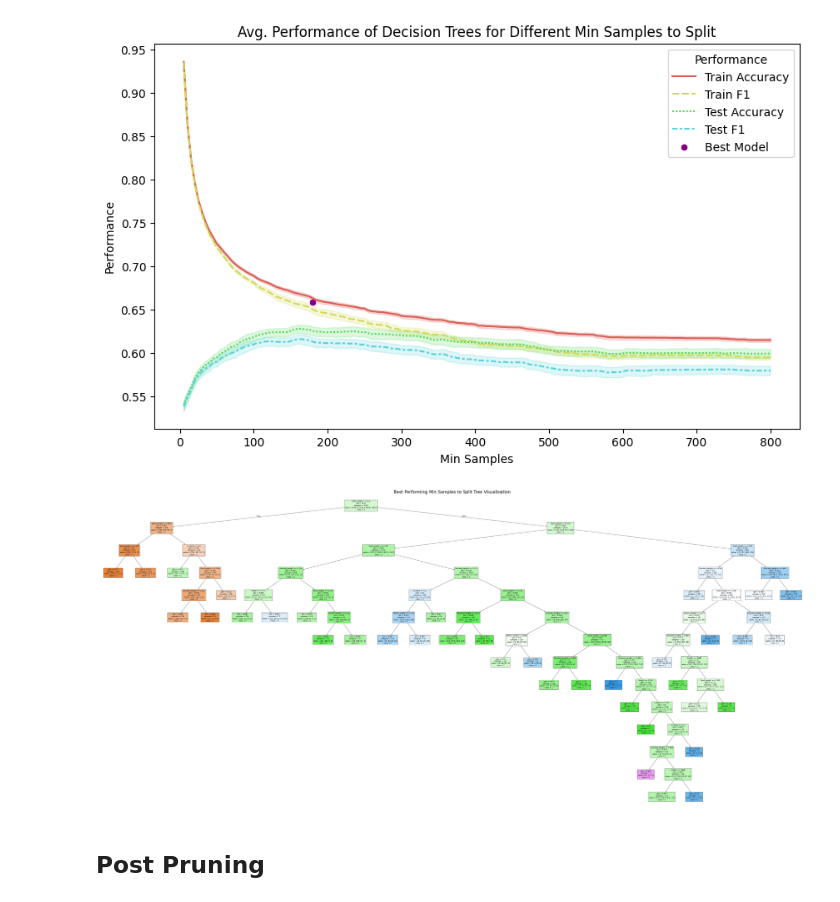
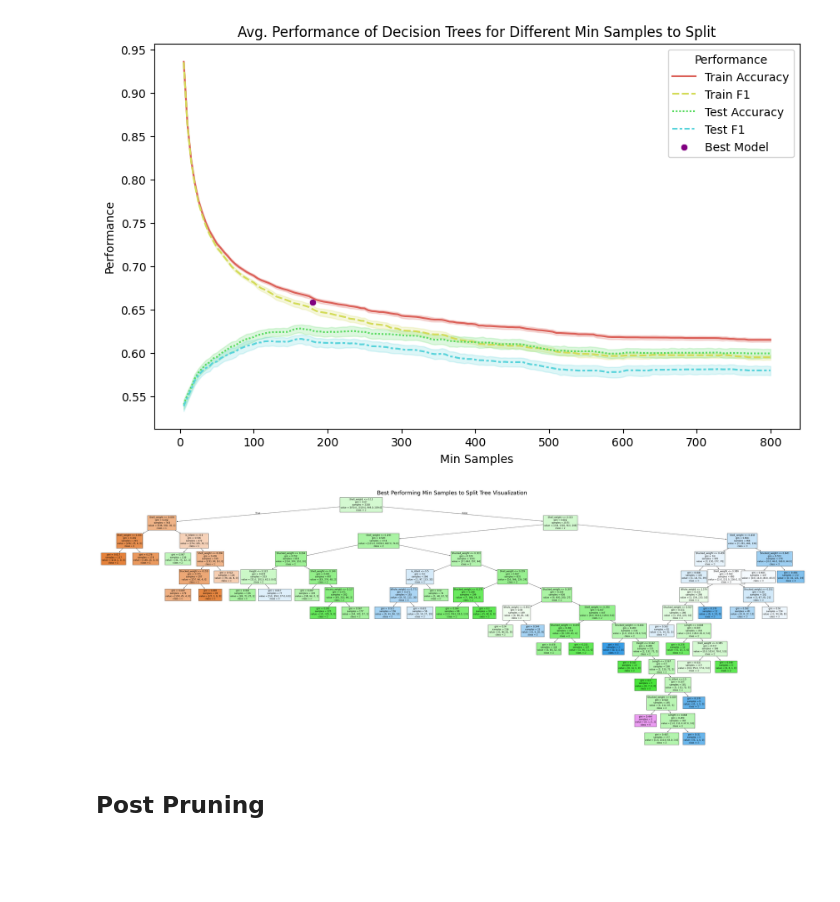
Before and after one commit to eye4got/unsw-5836-assignment-2, a Jupyter notebook: 02_classification_problem.ipynb, the cells around one changed output. Drawn from its saved outputs; the diff is of its cells as text; code cells hidden in the pictures; blank space fills up the shorter version.

```diff
--- a/02_classification_problem.ipynb
+++ b/02_classification_problem.ipynb
@@ -291,12 +291,12 @@ plt.savefig(os.path.join(plots_dir, 'min_samples_decision_tree_performance.png')
 [figure]
 # %%
 if not minimal_run:
-    plt.figure(figsize=(90, 40))
+    plt.figure(figsize=(70, 25))
     plot_tree(min_samples_best_model, feature_names=feature_df.columns, class_names=['1', '2', '3', '4'], filled=True, fontsize=12)
     plt.title('Best Performing Min Samples to Split Tree Visualization', fontdict={'size': 30})
     plt.savefig(os.path.join(plots_dir, 'best_min_split_tree.png'))
 # %% [output]
-[figure, old version]
+[figure, new version]
 # %% [markdown]
 ## Post Pruning
 # %%
```
Also changed, not shown: parts of 12 cells of this notebook, 3 other files.
